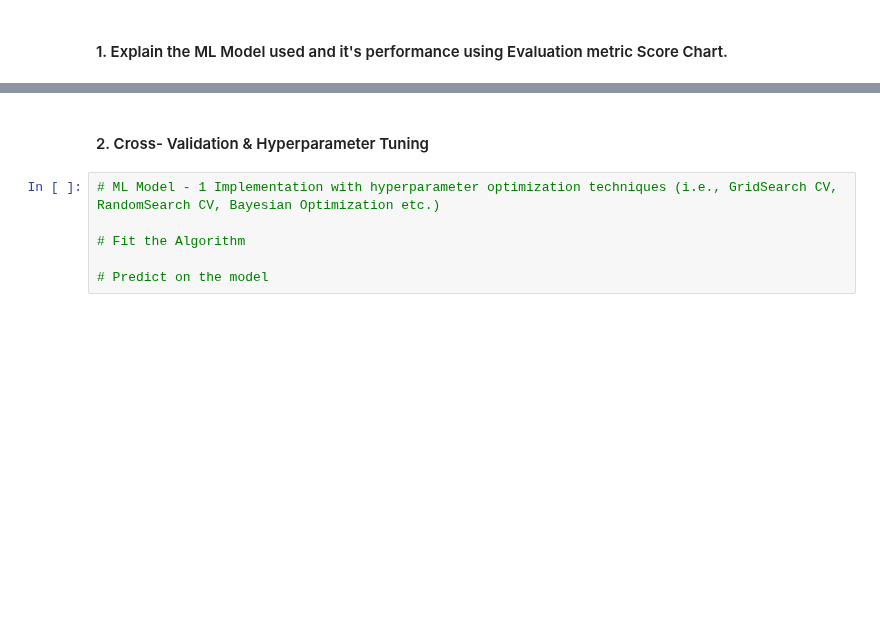
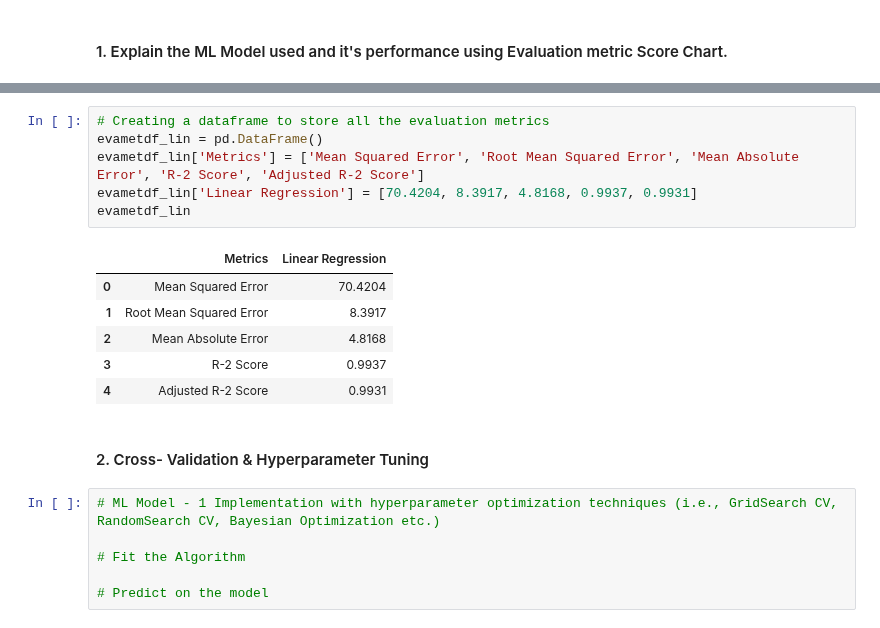
Before and after one commit to dipankarsahu1000/Yes-Bank-Stock-Closing-Price-Prediction, a Jupyter notebook: Yes_Bank_Stock_Closing_Price_Prediction.ipynb, the cells around one changed output, grey strips where cells are left out. Cells and saved outputs as stored; diff of their text form; blank space fills up the shorter version.

```diff
--- a/Yes_Bank_Stock_Closing_Price_Prediction.ipynb
+++ b/Yes_Bank_Stock_Closing_Price_Prediction.ipynb
@@ -707,3 +782,16 @@ Answer Here.
+# %%
+# Creating a dataframe to store all the evaluation metrics
+evametdf_lin = pd.DataFrame()
+evametdf_lin['Metrics'] = ['Mean Squared Error', 'Root Mean Squared Error', 'Mean Absolute Error', 'R-2 Score', 'Adjusted R-2 Score']
+evametdf_lin['Linear Regression'] = [70.4204, 8.3917, 4.8168, 0.9937, 0.9931]
+evametdf_lin
+# %% [output]
+|  | Metrics | Linear Regression |
+| 0 | Mean Squared Error | 70.4204 |
+| 1 | Root Mean Squared Error | 8.3917 |
+| 2 | Mean Absolute Error | 4.8168 |
+| 3 | R-2 Score | 0.9937 |
+| 4 | Adjusted R-2 Score | 0.9931 |
 # %% [markdown]
 #### 2. Cross- Validation & Hyperparameter Tuning
 # %%
```
Also changed, not shown: parts of 28 cells of this notebook.
